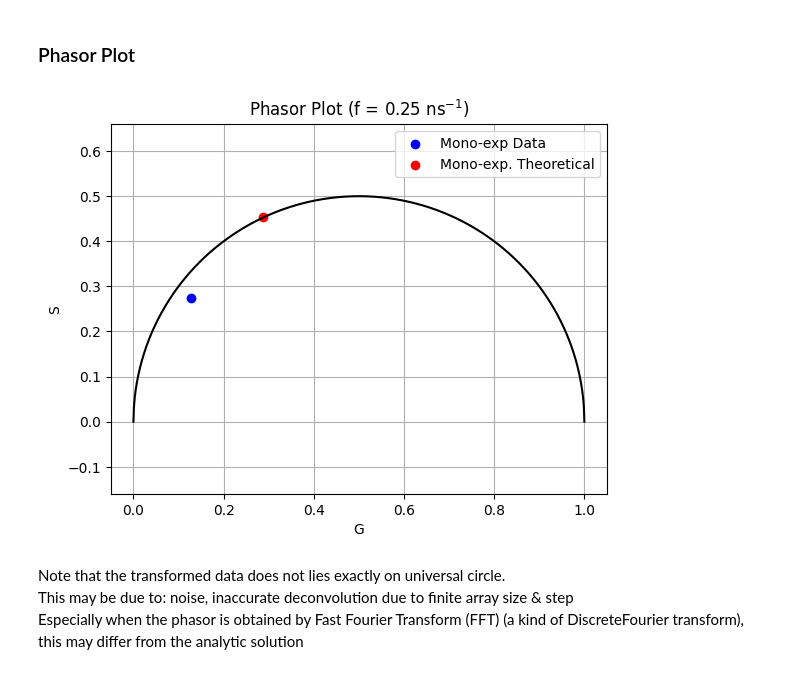
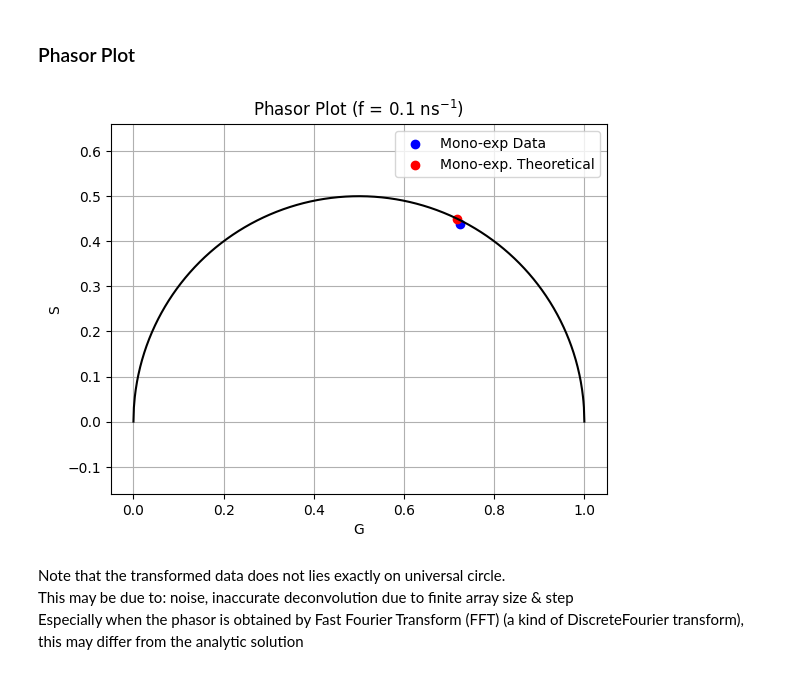
Before and after one commit to ngcnpeter/Y3_Group_Project_2B, a Jupyter notebook: TCSPC-simulation/2Bsimulation.ipynb, the cells around one changed output. Cells and saved outputs as stored; diff of their text form; code cells hidden in the pictures.

```diff
--- a/TCSPC-simulation/2Bsimulation.ipynb
+++ b/TCSPC-simulation/2Bsimulation.ipynb
@@ -264,7 +271,7 @@ def phasor_fft(amp,tau, run_time, irfwidth):
     amp = amp/np.sum(amp) #ensure amp sum up to 1
     counts = np.dot(amp,exp_arr)- bg_arr #multi exp decay data - background
     phasor = np.fft.fft(counts)/np.sum(counts)/np.fft.fft(ker)*np.sum(ker)
-    freq = np.fft.fftfreq(len(counts), d=20/len(counts))
+    freq = np.fft.fftfreq(len(phasor), d=20/len(phasor))
     w = 2*np.pi*freq #angular frequency
     return w, phasor
 # %%
@@ -328,31 +335,31 @@ phasor_coordinate(tau[0],w[4])
 # %%
 # Phasor plot
 x = np.linspace(0,1,1000)
 y_circ = np.sqrt(0.5**2-(x-0.5)**2)
 
 plt.figure()
-for i in [5] :
-    phasor0 = phasor[i]
+for i in [2] :
+    phasor0 = demo_phasor[i]
     w0 = w[i]
     plt.scatter(np.real(phasor0), -np.imag(phasor0), c='blue', label = 'Mono-exp Data')
     plt.scatter(phasor_coordinate(tau[0],w0)[0],phasor_coordinate(tau[0],w0)[1], c='red',label = 'Mono-exp. Theoretical')
     # plt.scatter(np.sum(amplitudes * phasor_coordinate(decay_time_constants,omegas)[0]),
     # np.sum(amplitudes * phasor_coordinate(decay_time_constants,omegas)[1]), c='green',label = 'True')
     plt.plot(x,y_circ,'k') #universal circle
     plt.xlim(0, 1)
     plt.ylim(0, 1)
     plt.xlabel('G')
     plt.ylabel('S')
     plt.title(f'Phasor Plot (f = {freq[i]}'+r' ns$^{-1}$)')
     plt.axis('equal')
     plt.grid()
     plt.legend()
     #decomposition assuming equal contribution
     # plt.plot(RT1[0],RT1[1],'.')
     # plt.plot(RT2[0],RT2[1],'.')
     # plt.plot((RT1[0]+RT2[0])/2, (RT1+RT2)[1]/2,'x')
 # %% [output]
-[figure, old version]
+[figure, new version]
 # %% [markdown]
 Note that the transformed data does not lies exactly on universal circle. \
 This may be due to: noise, inaccurate deconvolution due to finite array size & step \
```
Also changed, not shown: parts of 6 cells of this notebook.
